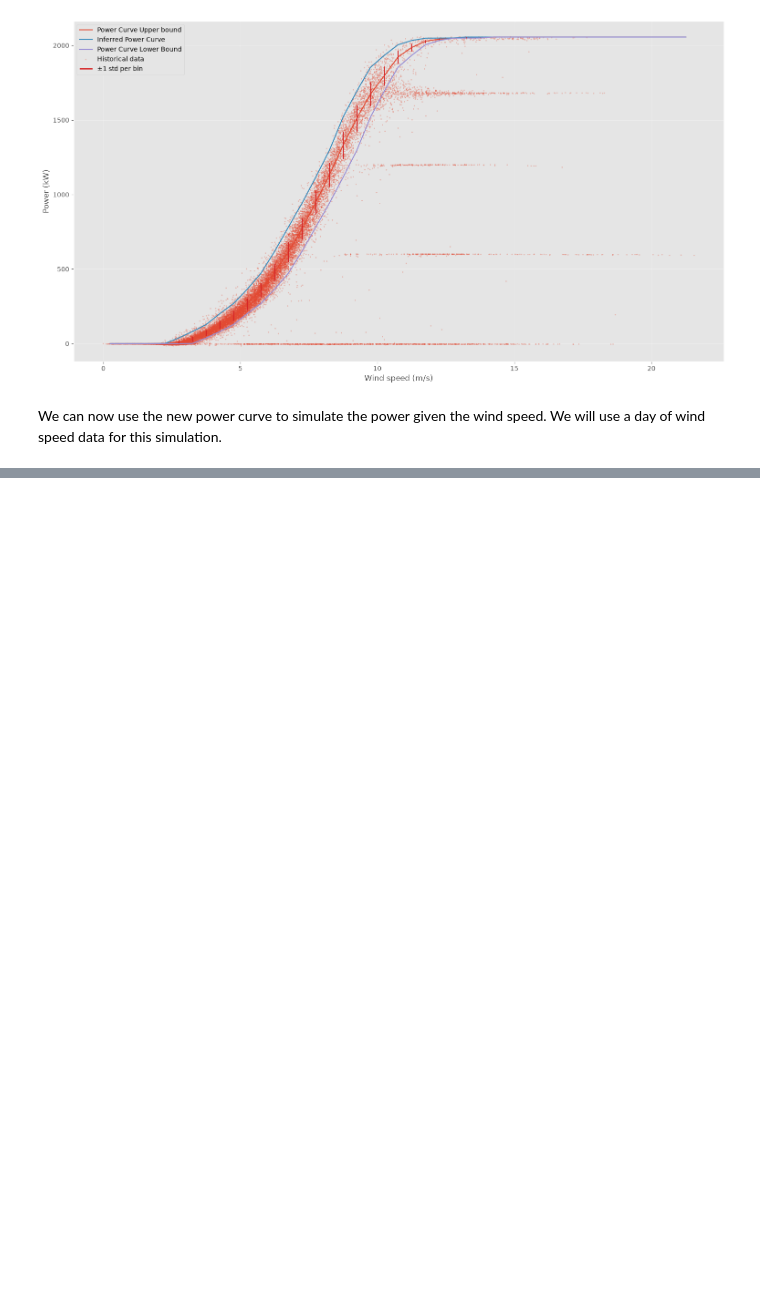
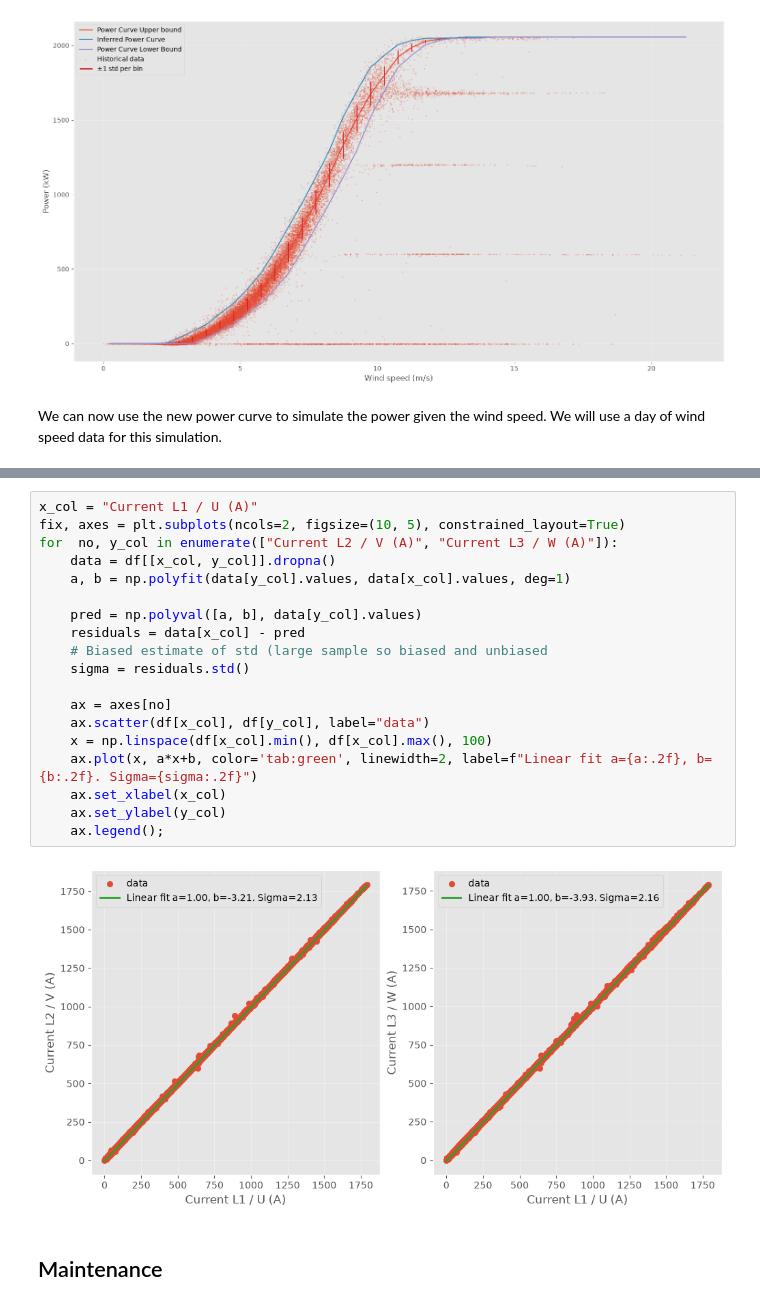
Before and after one commit to doctrino/meditatio, a Jupyter notebook: statistics/simulation_physical.ipynb, the cells around one changed output, grey strips where cells are left out. Cells and saved outputs as stored; diff of their text form; blank space fills up the shorter version.

```diff
--- a/statistics/simulation_physical.ipynb
+++ b/statistics/simulation_physical.ipynb
@@ -282,0 +333,23 @@ axes[1].legend();
+# %%
+x_col = "Current L1 / U (A)"
+fix, axes = plt.subplots(ncols=2, figsize=(10, 5), constrained_layout=True)
+for  no, y_col in enumerate(["Current L2 / V (A)", "Current L3 / W (A)"]):
+    data = df[[x_col, y_col]].dropna()
+    a, b = np.polyfit(data[y_col].values, data[x_col].values, deg=1)
+
+    pred = np.polyval([a, b], data[y_col].values)
+    residuals = data[x_col] - pred
+    # Biased estimate of std (large sample so biased and unbiased
+    sigma = residuals.std()
+
+    ax = axes[no]
+    ax.scatter(df[x_col], df[y_col], label="data")
+    x = np.linspace(df[x_col].min(), df[x_col].max(), 100)
+    ax.plot(x, a*x+b, color='tab:green', linewidth=2, label=f"Linear fit a={a:.2f}, b={b:.2f}. Sigma={sigma:.2f}")
+    ax.set_xlabel(x_col)
+    ax.set_ylabel(y_col)
+    ax.legend();
+# %% [output]
+[figure, added]
+# %% [markdown]
+## Maintenance
```
Also changed, not shown: parts of 19 cells of this notebook.
